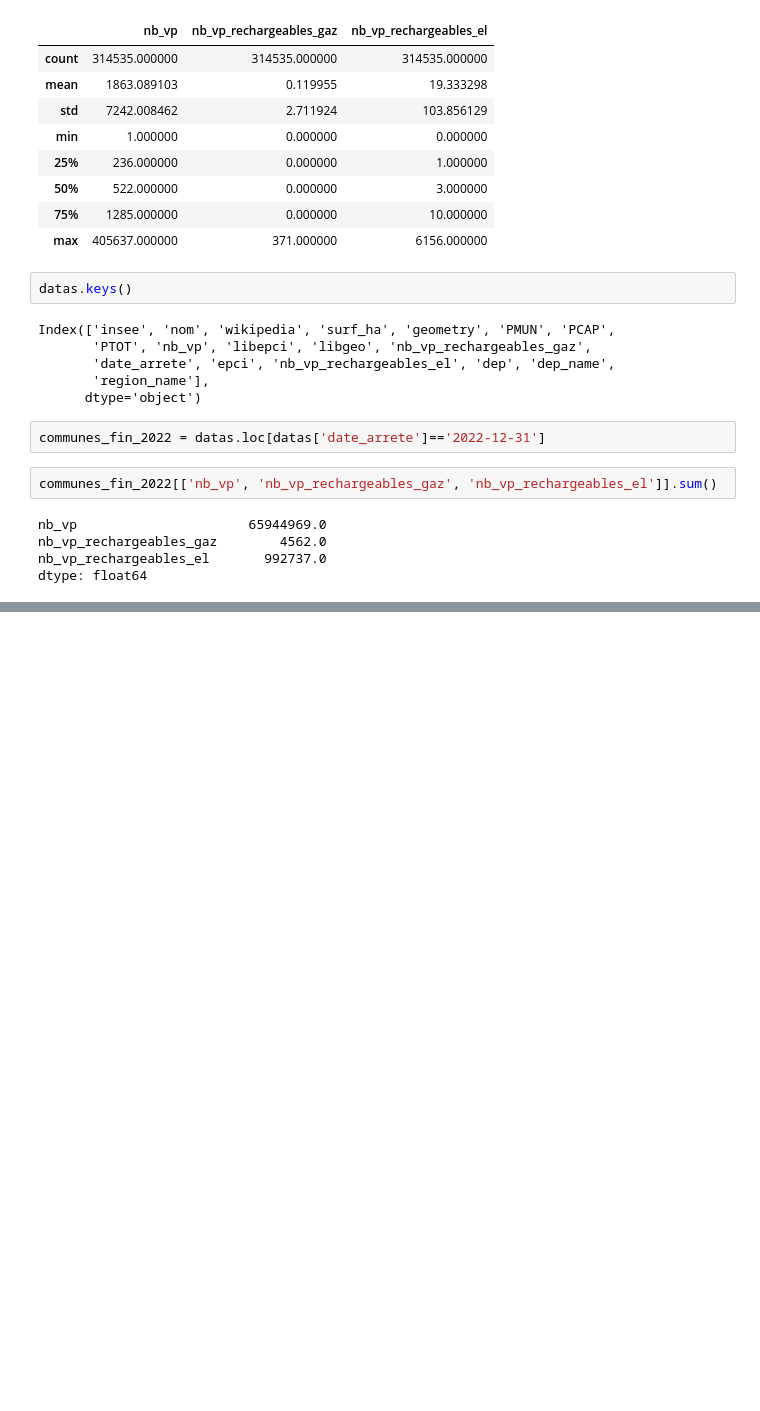
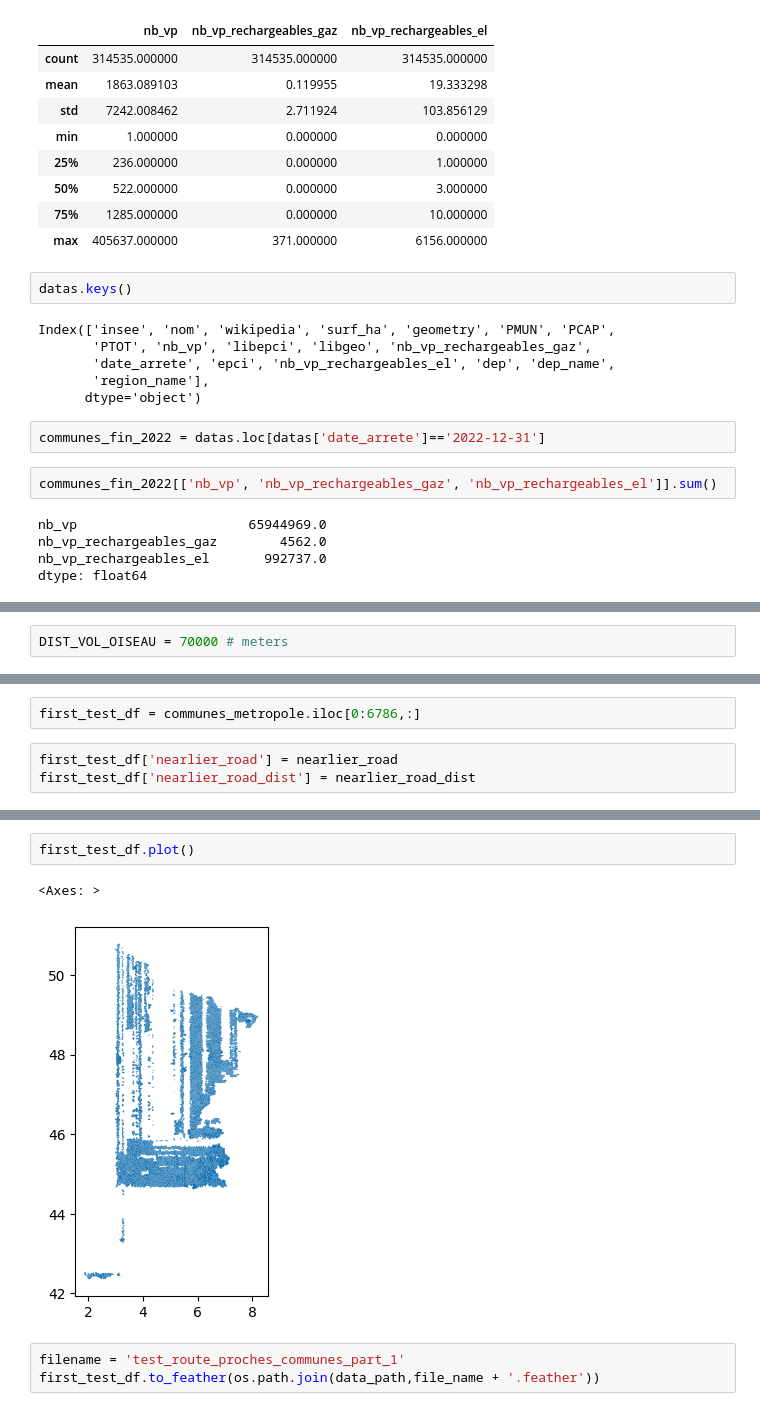
Before and after one commit to dataforgoodfr/batch11_e_cartomobile, a Jupyter notebook: notebooks/TMJA_et_extrapolation_tourisme.ipynb, the cells around one changed output, grey strips where cells are left out. Drawn from its saved outputs; the diff is of its cells as text; blank space fills up the shorter version.

```diff
--- a/notebooks/TMJA_et_extrapolation_tourisme.ipynb
+++ b/notebooks/TMJA_et_extrapolation_tourisme.ipynb
@@ -84,0 +104,2 @@ See the caveats in the documentation: https://pandas.pydata.org/pandas-docs/stab
+# %%
+DIST_VOL_OISEAU = 70000 # meters
@@ -84,0 +255,5 @@ See the caveats in the documentation: https://pandas.pydata.org/pandas-docs/stab
+# %%
+first_test_df = communes_metropole.iloc[0:6786,:]
+# %%
+first_test_df['nearlier_road'] = nearlier_road
+first_test_df['nearlier_road_dist'] = nearlier_road_dist
@@ -84,0 +271,8 @@ See the caveats in the documentation: https://pandas.pydata.org/pandas-docs/stab
+# %%
+first_test_df.plot()
+# %% [output]
+<Axes: >
+[figure, added]
+# %%
+filename = 'test_route_proches_communes_part_1'
+first_test_df.to_feather(os.path.join(data_path,file_name + '.feather'))
```
Also changed, not shown: parts of 20 cells of this notebook, 2 other files.
